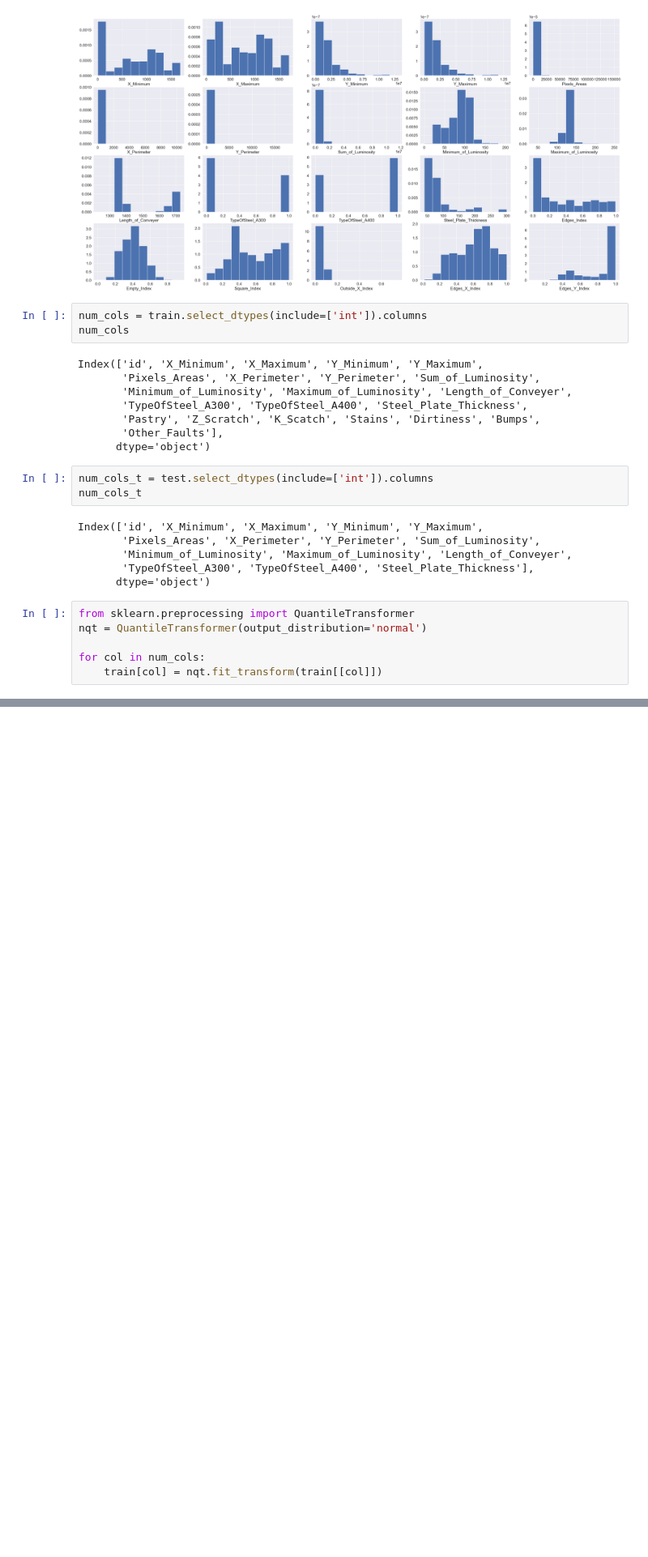
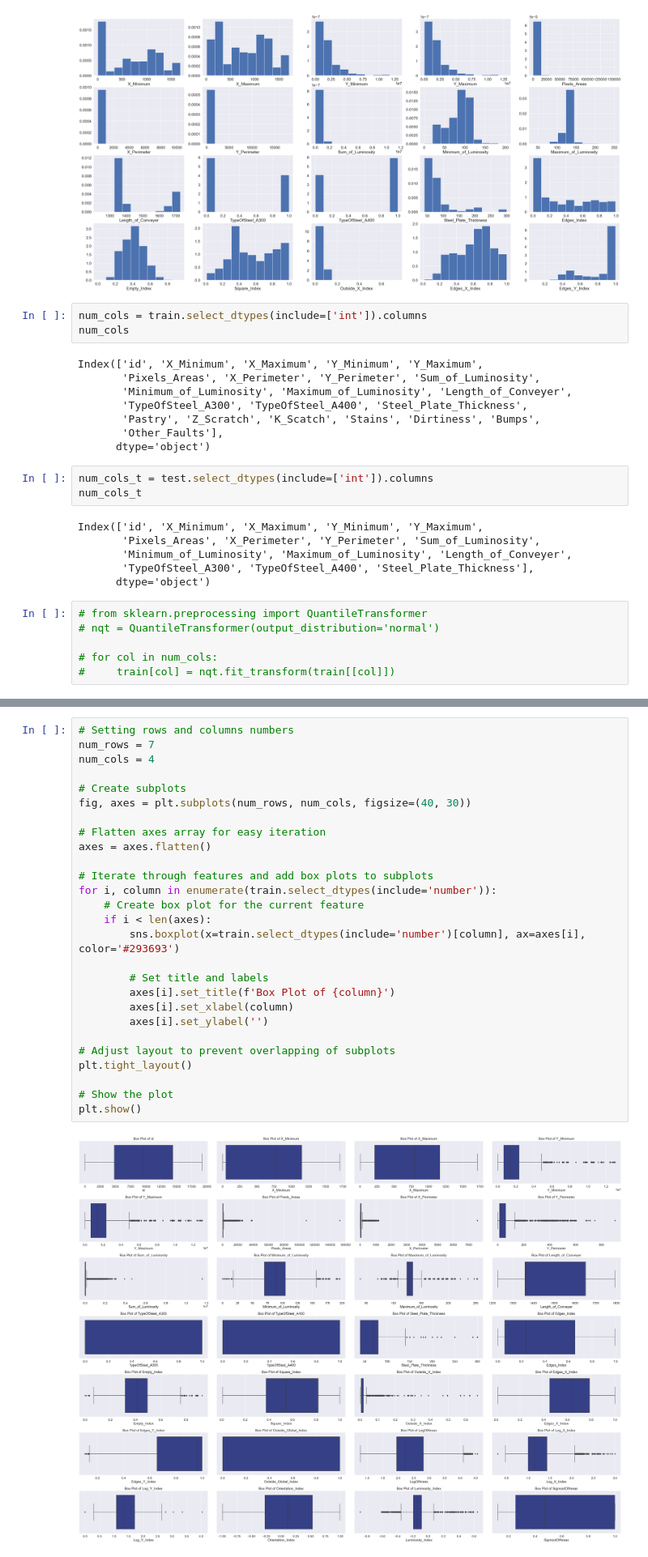
Before and after one commit to hasnain1669/dsa_python_6month_course, a Jupyter notebook: steel_defect_project/steel_defects_v2.ipynb, the cells around one changed output, grey strips where cells are left out. Shown at 81% size. Drawn from its saved outputs; the diff is of its cells as text; blank space fills up the shorter version.

```diff
--- a/steel_defect_project/steel_defects_v2.ipynb
+++ b/steel_defect_project/steel_defects_v2.ipynb
@@ -272,9 +257,9 @@ Index(['id', 'X_Minimum', 'X_Maximum', 'Y_Minimum', 'Y_Maximum',
        'TypeOfSteel_A300', 'TypeOfSteel_A400', 'Steel_Plate_Thickness'],
       dtype='object')
 # %%
-from sklearn.preprocessing import QuantileTransformer
-nqt = QuantileTransformer(output_distribution='normal')
+# from sklearn.preprocessing import QuantileTransformer
+# nqt = QuantileTransformer(output_distribution='normal')
 
-for col in num_cols:
-    train[col] = nqt.fit_transform(train[[col]])
+# for col in num_cols:
+#     train[col] = nqt.fit_transform(train[[col]])
 # %%
@@ -290,0 +274,29 @@ plt.show()
+# %%
+# Setting rows and columns numbers
+num_rows = 7
+num_cols = 4
+
+# Create subplots
+fig, axes = plt.subplots(num_rows, num_cols, figsize=(40, 30))
+
+# Flatten axes array for easy iteration
+axes = axes.flatten()
+
+# Iterate through features and add box plots to subplots
+for i, column in enumerate(train.select_dtypes(include='number')):
+    # Create box plot for the current feature
+    if i < len(axes):
+        sns.boxplot(x=train.select_dtypes(include='number')[column], ax=axes[i], color='#293693')
+
+        # Set title and labels
+        axes[i].set_title(f'Box Plot of {column}')
+        axes[i].set_xlabel(column)
+        axes[i].set_ylabel('')
+
+# Adjust layout to prevent overlapping of subplots
+plt.tight_layout()
+
+# Show the plot
+plt.show()
+# %% [output]
+[figure, added]
```
Also changed, not shown: parts of 16 cells of this notebook, 1 other file.
